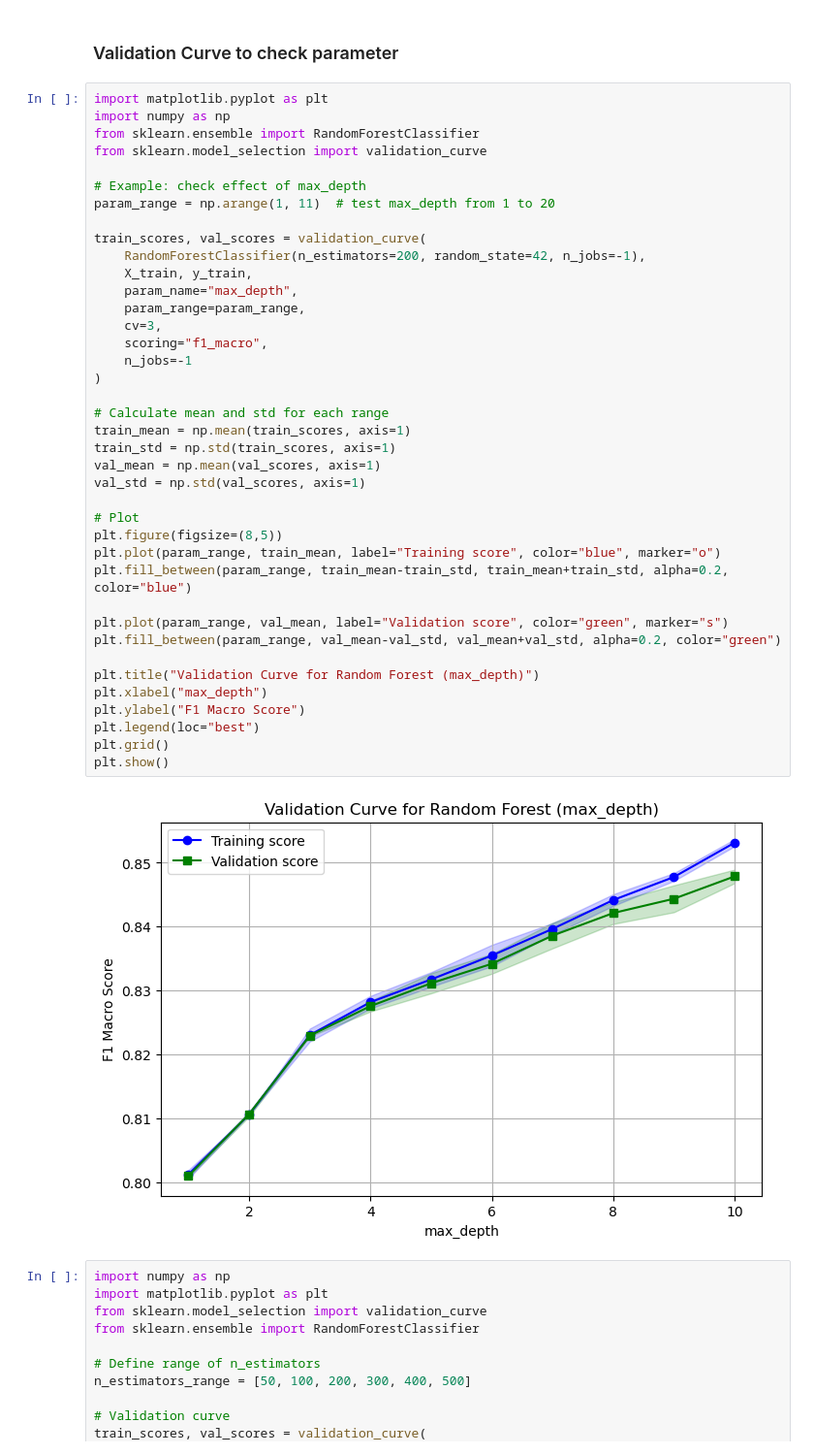
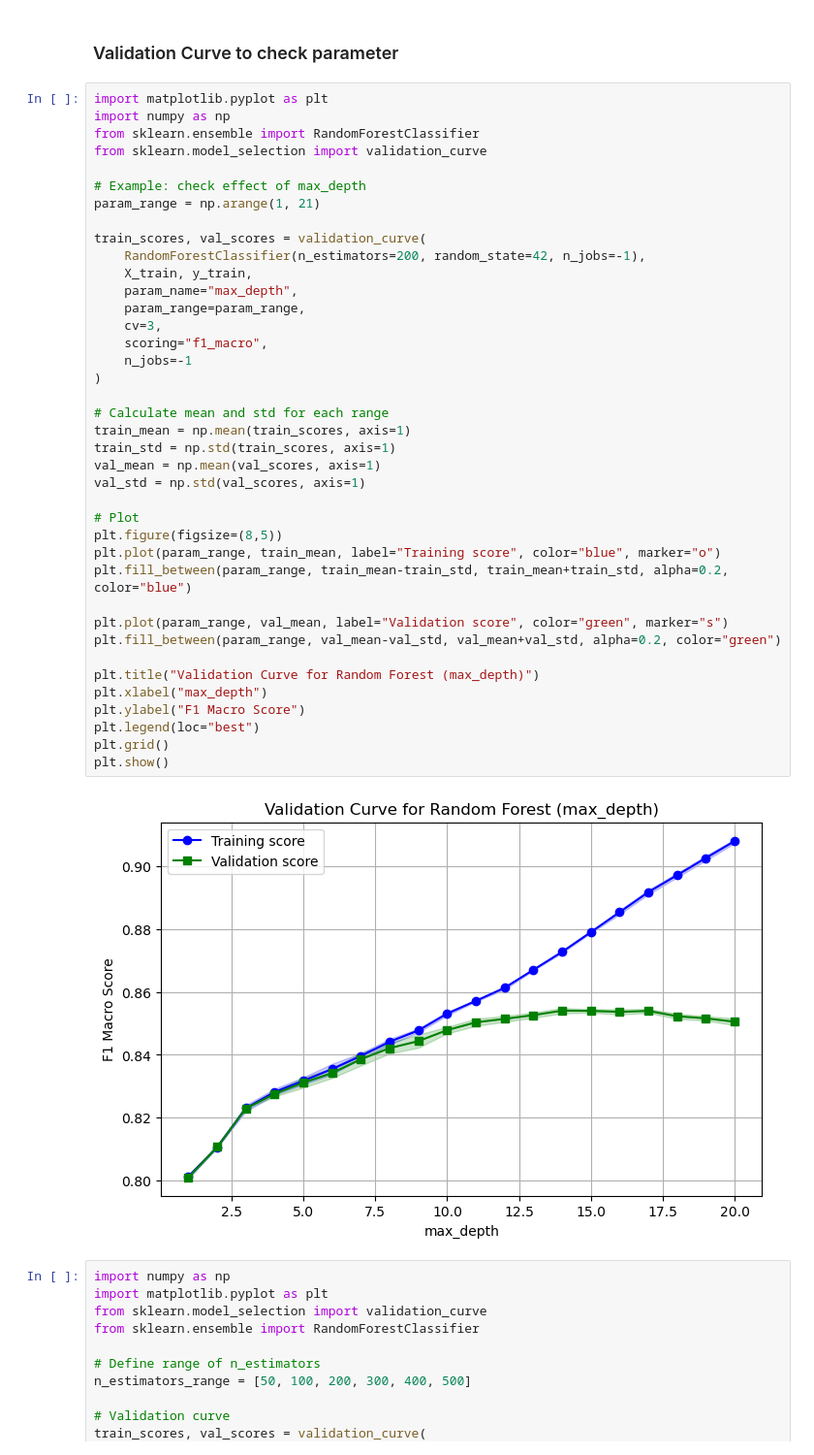
Before and after one commit to africapig/AI-Assignment, a Jupyter notebook: diabetes.ipynb, the cells around one changed output. Shown at 97% size. Drawn from its saved outputs; the diff is of its cells as text.

```diff
--- a/diabetes.ipynb
+++ b/diabetes.ipynb
@@ -475,40 +483,40 @@ from sklearn.ensemble import RandomForestClassifier
 from sklearn.model_selection import validation_curve
 
 # Example: check effect of max_depth
-param_range = np.arange(1, 11)  # test max_depth from 1 to 20
+param_range = np.arange(1, 21)
 
 train_scores, val_scores = validation_curve(
     RandomForestClassifier(n_estimators=200, random_state=42, n_jobs=-1),
     X_train, y_train,
     param_name="max_depth",
     param_range=param_range,
     cv=3,
     scoring="f1_macro",
     n_jobs=-1
 )
 
 # Calculate mean and std for each range
 train_mean = np.mean(train_scores, axis=1)
 train_std = np.std(train_scores, axis=1)
 val_mean = np.mean(val_scores, axis=1)
 val_std = np.std(val_scores, axis=1)
 
 # Plot
 plt.figure(figsize=(8,5))
 plt.plot(param_range, train_mean, label="Training score", color="blue", marker="o")
 plt.fill_between(param_range, train_mean-train_std, train_mean+train_std, alpha=0.2, color="blue")
 
 plt.plot(param_range, val_mean, label="Validation score", color="green", marker="s")
 plt.fill_between(param_range, val_mean-val_std, val_mean+val_std, alpha=0.2, color="green")
 
 plt.title("Validation Curve for Random Forest (max_depth)")
 plt.xlabel("max_depth")
 plt.ylabel("F1 Macro Score")
 plt.legend(loc="best")
 plt.grid()
 plt.show()
 # %% [output]
-[figure, old version]
+[figure, new version]
 # %%
 import numpy as np
 import matplotlib.pyplot as plt
```
Also changed, not shown: parts of 14 cells of this notebook.
